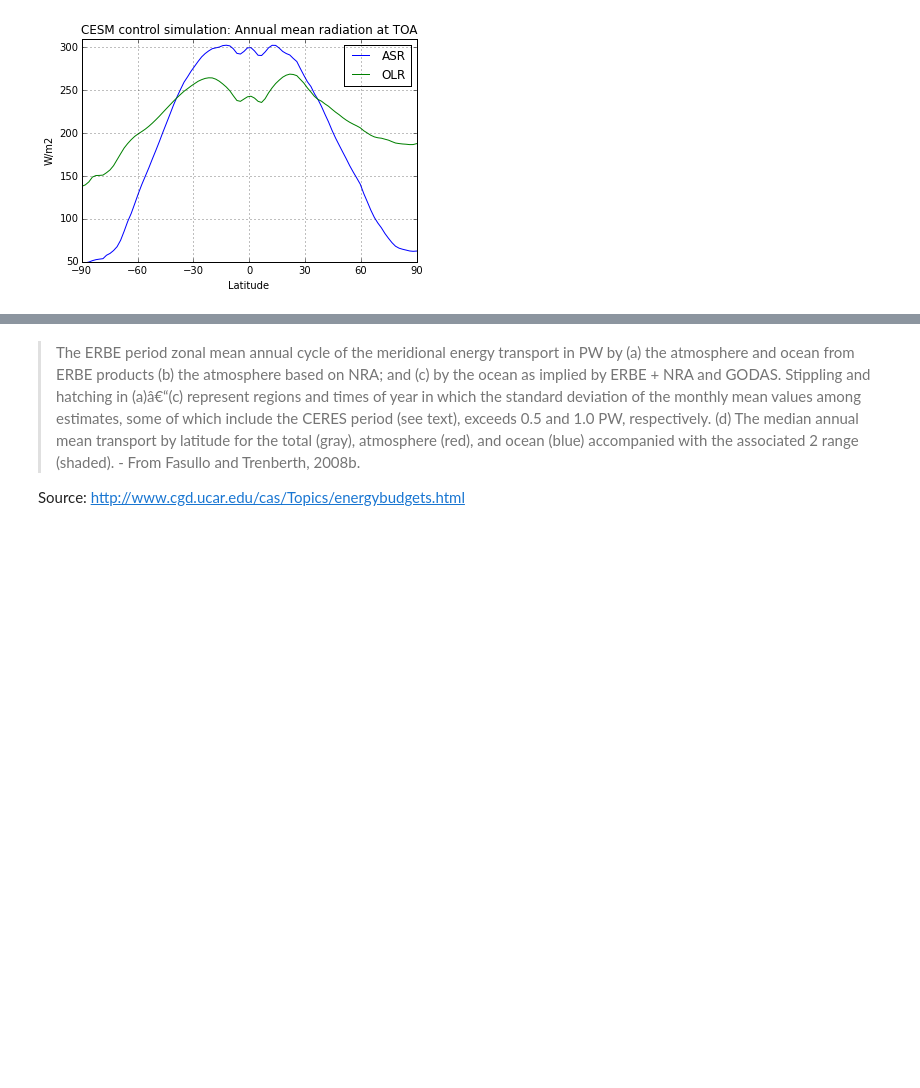
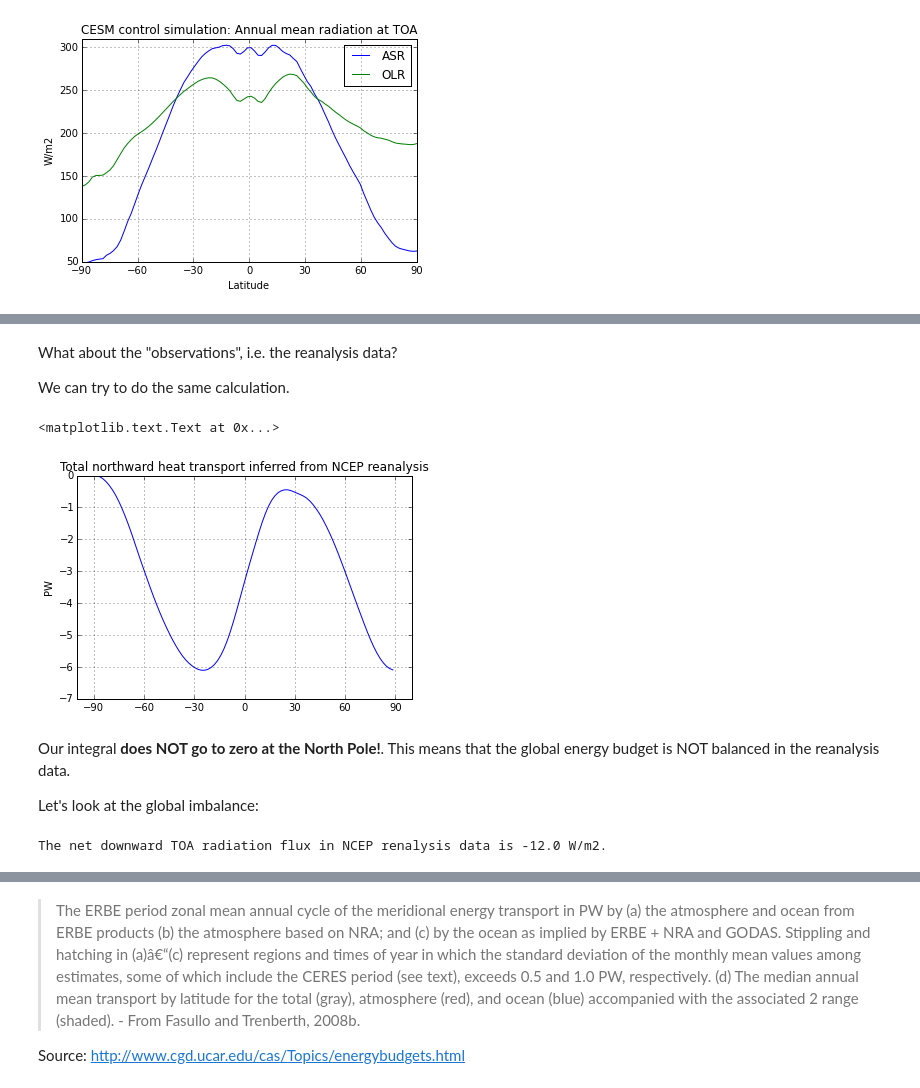
Before and after one commit to brian-rose/ClimateModeling_courseware, a Jupyter notebook: Lectures/Lecture13 -- Heat transport.ipynb, the cells around one changed output, grey strips where cells are left out. Saved outputs shown, nothing was run; the diff lists cells and outputs as text; code cells hidden in the pictures; blank space fills up the shorter version.

```diff
--- a/Lectures/Lecture13 -- Heat transport.ipynb
+++ b/Lectures/Lecture13 -- Heat transport.ipynb
@@ -311,0 +438,27 @@ ____________
+# %% [markdown]
+What about the "observations", i.e. the reanalysis data?
+
+We can try to do the same calculation.
+# %%
+#  Need to flip the arrays because we want to start from the south pole
+Rtoa_ncep = np.flipud(ASRzon - OLRzon)
+plt.plot(np.flipud(lat_ncep),
+         inferred_heat_transport(Rtoa_ncep,
+                                 np.flipud(lat_ncep)))
+plt.ylabel('PW')
+plt.xticks(ticks)
+plt.grid()
+plt.title('Total northward heat transport inferred from NCEP reanalysis')
+# %% [output]
+<matplotlib.text.Text at 0x...>
+[figure, added]
+# %% [markdown]
+Our integral **does NOT go to zero at the North Pole!**. This means that the global energy budget is NOT balanced in the reanalysis data.
+
+Let's look at the global imbalance:
+# %%
+#  global average of TOA radiation in reanalysis data
+imbal_ncep = np.average(Rtoa_ncep, weights=np.cos(np.deg2rad(lat_ncep)))
+print 'The net downward TOA radiation flux in NCEP renalysis data is %0.1f W/m2.' %imbal_ncep
+# %% [output]
+The net downward TOA radiation flux in NCEP renalysis data is -12.0 W/m2.
```
Also changed, not shown: parts of 50 cells of this notebook, 1 other file.
